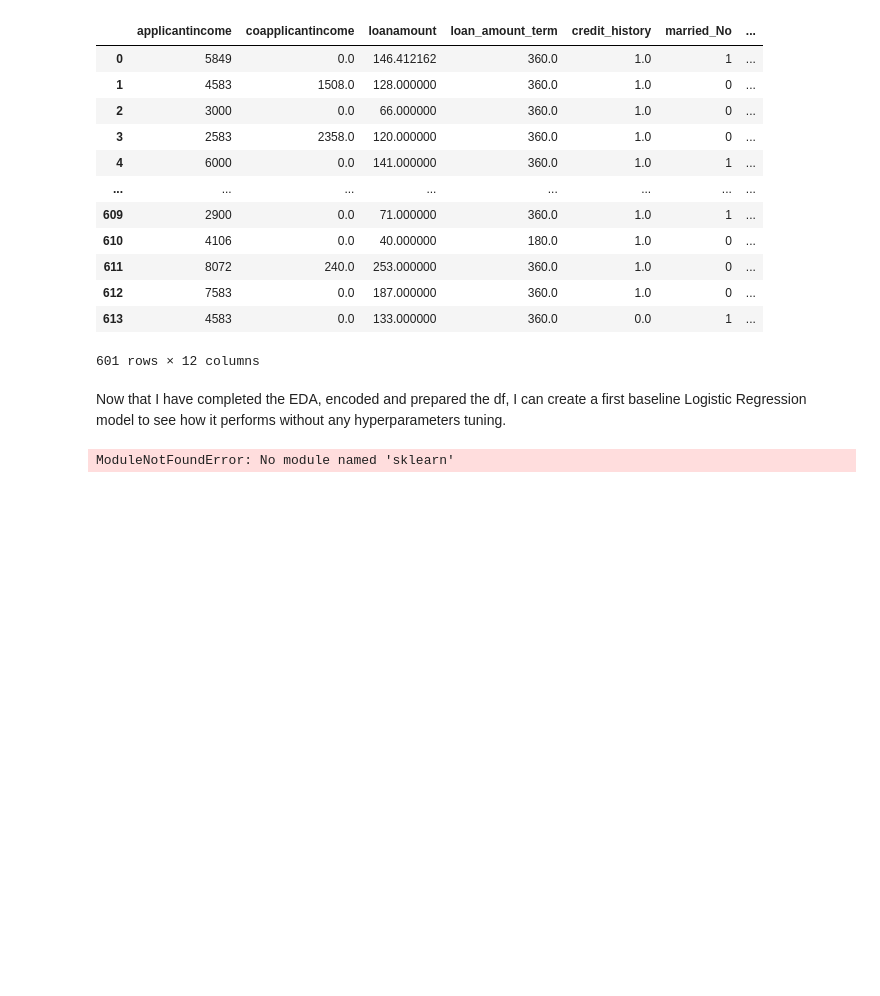
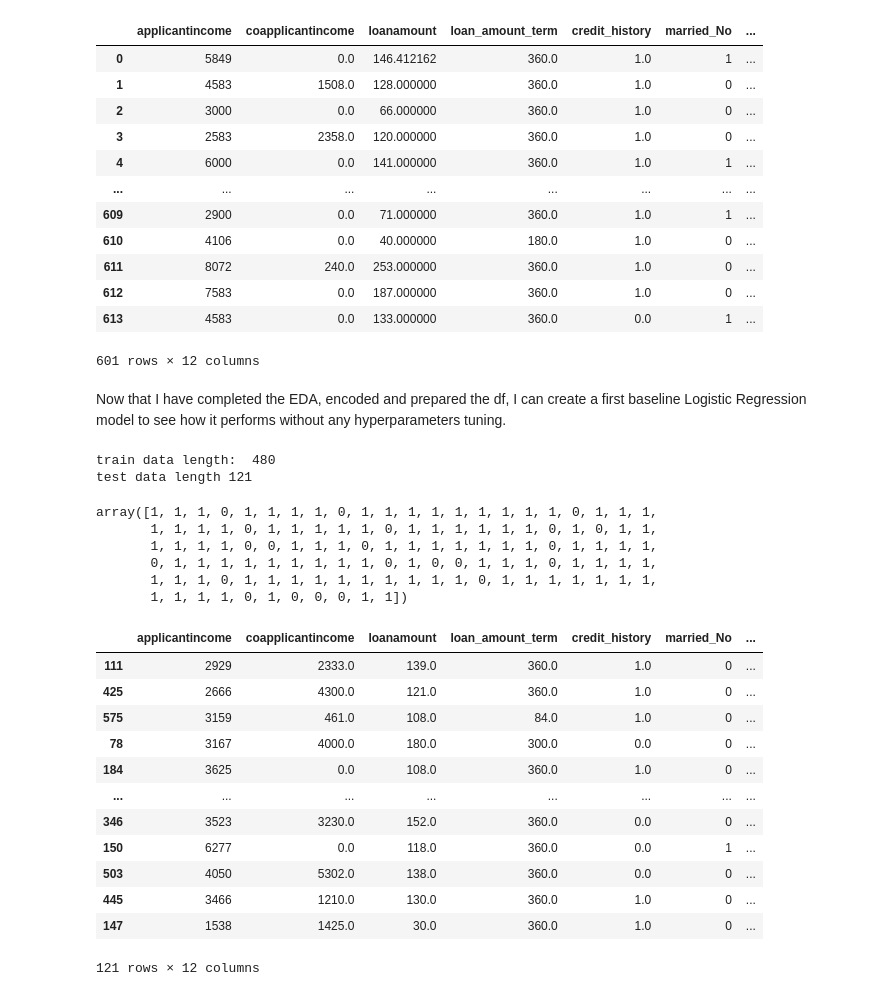
Before and after one commit to MC993/home_loan_approval, a Jupyter notebook: home_loan_notebook.ipynb, the cells around one changed output. Cells and saved outputs as stored; diff of their text form; code cells hidden in the pictures; blank space fills up the shorter version.

```diff
--- a/home_loan_notebook.ipynb
+++ b/home_loan_notebook.ipynb
@@ -471,14 +471,57 @@ Now that I have completed the EDA, encoded and prepared the df, I can create a f
 # %%
 from sklearn.linear_model import LogisticRegression
 from sklearn.model_selection import train_test_split
+from sklearn.preprocessing import StandardScaler
 
+scaler = StandardScaler()
 X = train.drop(columns='loan_Y')
 y = train['loan_Y']
 
 X_train, X_test, y_train, y_test = train_test_split(X, y, test_size=0.2, random_state=42)
 
+X_train_scaled = scaler.fit_transform(X_train)
+X_test_scaled = scaler.transform(X_test)
+
+
 baseline = LogisticRegression()
 
-baseline.fit(X_train, y_train)
+baseline.fit(X_train_scaled, y_train)
+
+print("train data length: ", len(X_train_scaled))
+print("test data length", len(X_test_scaled))
 # %% [output]
-ModuleNotFoundError: No module named 'sklearn'
+train data length:  480
+test data length 121
+# %%
+predictions_baseline = baseline.predict(X_test_scaled)
+
+predictions_baseline
+# %% [output]
+array([1, 1, 1, 0, 1, 1, 1, 1, 0, 1, 1, 1, 1, 1, 1, 1, 1, 1, 0, 1, 1, 1,
+       1, 1, 1, 1, 0, 1, 1, 1, 1, 1, 0, 1, 1, 1, 1, 1, 1, 0, 1, 0, 1, 1,
+       1, 1, 1, 1, 0, 0, 1, 1, 1, 0, 1, 1, 1, 1, 1, 1, 1, 0, 1, 1, 1, 1,
+       0, 1, 1, 1, 1, 1, 1, 1, 1, 1, 0, 1, 0, 0, 1, 1, 1, 0, 1, 1, 1, 1,
+       1, 1, 1, 0, 1, 1, 1, 1, 1, 1, 1, 1, 1, 1, 0, 1, 1, 1, 1, 1, 1, 1,
+       1, 1, 1, 1, 0, 1, 0, 0, 0, 1, 1])
+# %%
+predictions_df = X_test.copy()
+
+predictions_df['loan_Y'] = predictions_baseline
+
+predictions_df['actual_loan_Y'] = y_test
+
+predictions_df
+# %% [output]
+|  | applicantincome | coapplicantincome | loanamount | loan_amount_term | credit_history | married_No | ... |
+| 111 | 2929 | 2333.0 | 139.0 | 360.0 | 1.0 | 0 | ... |
+| 425 | 2666 | 4300.0 | 121.0 | 360.0 | 1.0 | 0 | ... |
+| 575 | 3159 | 461.0 | 108.0 | 84.0 | 1.0 | 0 | ... |
+| 78 | 3167 | 4000.0 | 180.0 | 300.0 | 0.0 | 0 | ... |
+| 184 | 3625 | 0.0 | 108.0 | 360.0 | 1.0 | 0 | ... |
+| ... | ... | ... | ... | ... | ... | ... | ... |
+| 346 | 3523 | 3230.0 | 152.0 | 360.0 | 0.0 | 0 | ... |
+| 150 | 6277 | 0.0 | 118.0 | 360.0 | 0.0 | 1 | ... |
+| 503 | 4050 | 5302.0 | 138.0 | 360.0 | 0.0 | 0 | ... |
+| 445 | 3466 | 1210.0 | 130.0 | 360.0 | 1.0 | 0 | ... |
+| 147 | 1538 | 1425.0 | 30.0 | 360.0 | 1.0 | 0 | ... |
+121 rows × 12 columns
```
Also changed, not shown: parts of 10 cells of this notebook.
